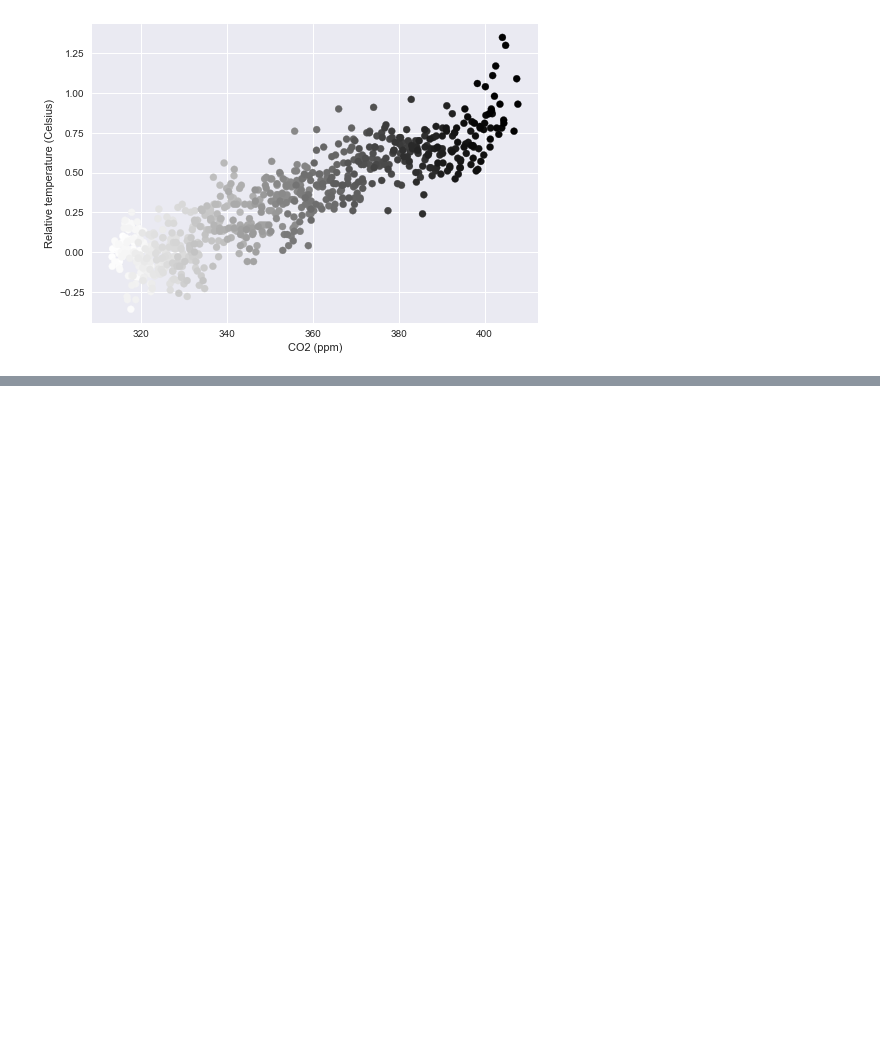
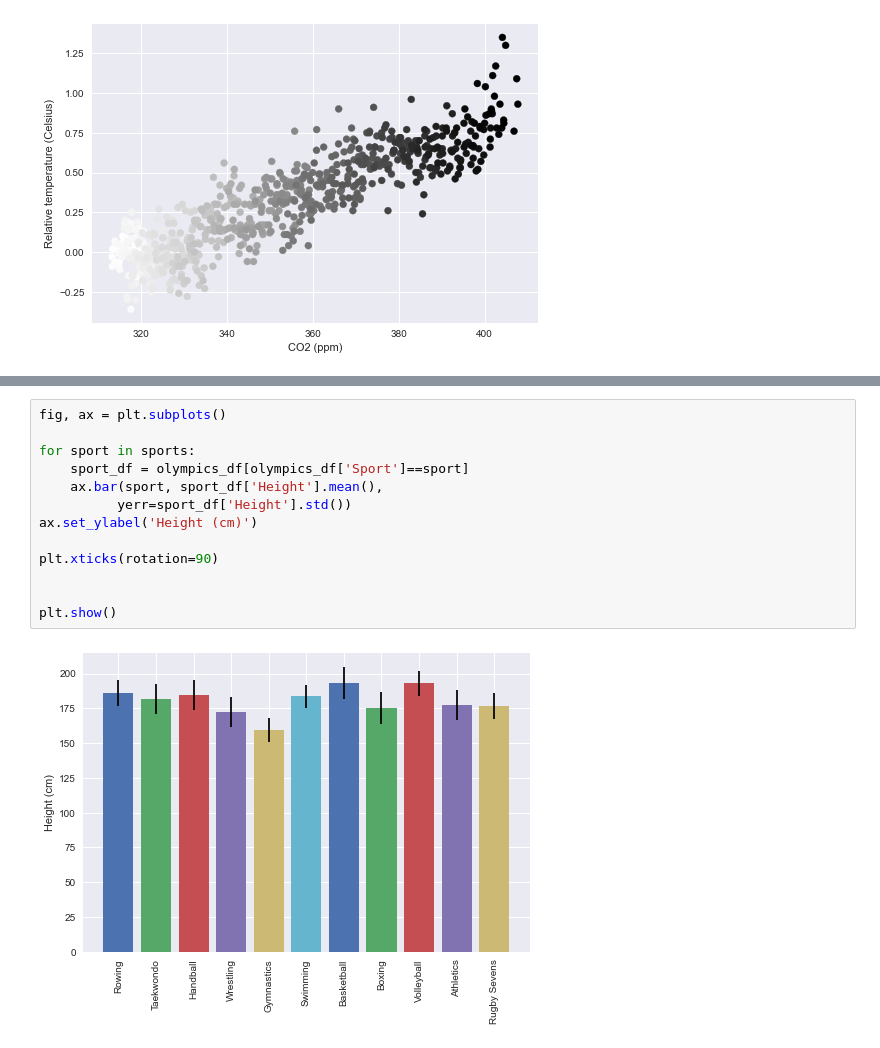
Before and after one commit to JpCurada/MyDataCampJourney, a Jupyter notebook: Introduction to Data Visualization with Matplotlib.ipynb, the cells around one changed output, grey strips where cells are left out. Saved outputs shown, nothing was run; the diff lists cells and outputs as text; blank space fills up the shorter version.

```diff
--- a/Introduction to Data Visualization with Matplotlib.ipynb
+++ b/Introduction to Data Visualization with Matplotlib.ipynb
@@ -632,0 +618,15 @@ plt.show()
+# %%
+fig, ax = plt.subplots()
+
+for sport in sports:
+    sport_df = olympics_df[olympics_df['Sport']==sport]
+    ax.bar(sport, sport_df['Height'].mean(),
+          yerr=sport_df['Height'].std())
+ax.set_ylabel('Height (cm)')
+
+plt.xticks(rotation=90)
+
+
+plt.show()
+# %% [output]
+[figure, added]
```
Also changed, not shown: parts of 17 cells of this notebook, 5 other files.
